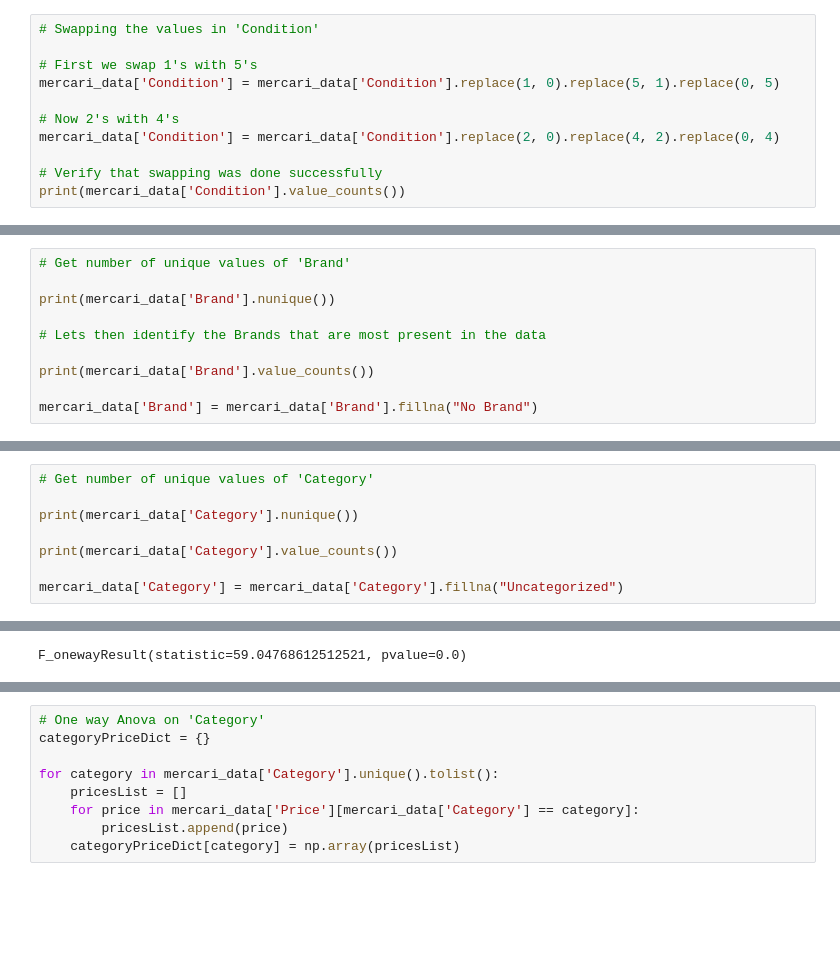
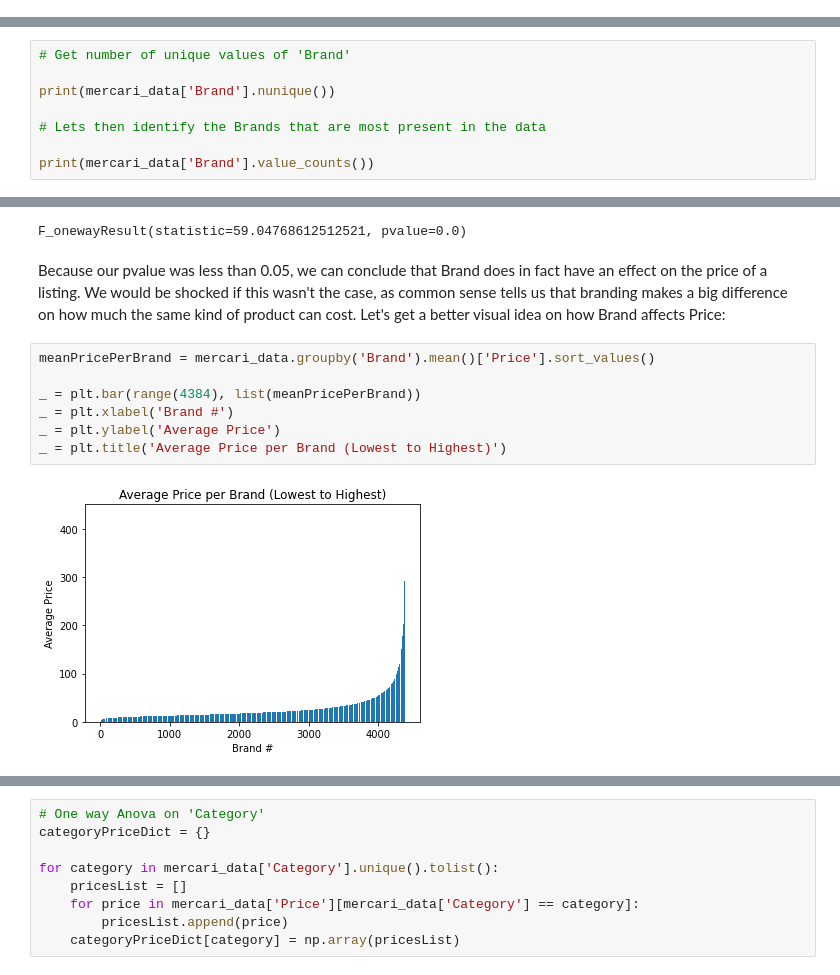
Before and after one commit to CroissantAhhh/GuidedCapstone2, a Jupyter notebook: MercariEDA.ipynb, the cells around one changed output, grey strips where cells are left out. Cells and saved outputs as stored; diff of their text form; blank space fills up the shorter version.

```diff
--- a/MercariEDA.ipynb
+++ b/MercariEDA.ipynb
@@ -45,11 +24,0 @@ The rating system on which Condition is based on may present an inconvenience. "
-# %%
-# Swapping the values in 'Condition'
-
-# First we swap 1's with 5's
-mercari_data['Condition'] = mercari_data['Condition'].replace(1, 0).replace(5, 1).replace(0, 5)
-
-# Now 2's with 4's
-mercari_data['Condition'] = mercari_data['Condition'].replace(2, 0).replace(4, 2).replace(0, 4)
-
-# Verify that swapping was done successfully
-print(mercari_data['Condition'].value_counts())
@@ -190,7 +91,5 @@ print(mercari_data['Brand'].nunique())
 # Lets then identify the Brands that are most present in the data
 
 print(mercari_data['Brand'].value_counts())
-
-mercari_data['Brand'] = mercari_data['Brand'].fillna("No Brand")
 # %% [output]
 4384
@@ -208,9 +107 @@ Freeze                    1
 Name: Brand, Length: 4384, dtype: int64
-# %%
-# Get number of unique values of 'Category'
-
-print(mercari_data['Category'].nunique())
-
-print(mercari_data['Category'].value_counts())
-
-mercari_data['Category'] = mercari_data['Category'].fillna("Uncategorized")
@@ -243,3 +120,14 @@ for brand in mercari_data['Brand'].unique().tolist():
 f_oneway(*brandPriceDict.values())
 # %% [output]
 F_onewayResult(statistic=59.04768612512521, pvalue=0.0)
+# %% [markdown]
+Because our pvalue was less than 0.05, we can conclude that Brand does in fact have an effect on the price of a listing. We would be shocked if this wasn't the case, as common sense tells us that branding makes a big difference on how much the same kind of product can cost. Let's get a better visual idea on how Brand affects Price:
+# %%
+meanPricePerBrand = mercari_data.groupby('Brand').mean()['Price'].sort_values()
+
+_ = plt.bar(range(4384), list(meanPricePerBrand))
+_ = plt.xlabel('Brand #')
+_ = plt.ylabel('Average Price')
+_ = plt.title('Average Price per Brand (Lowest to Highest)')
+# %% [output]
+[figure, added]
```
Also changed, not shown: parts of 65 cells of this notebook.
